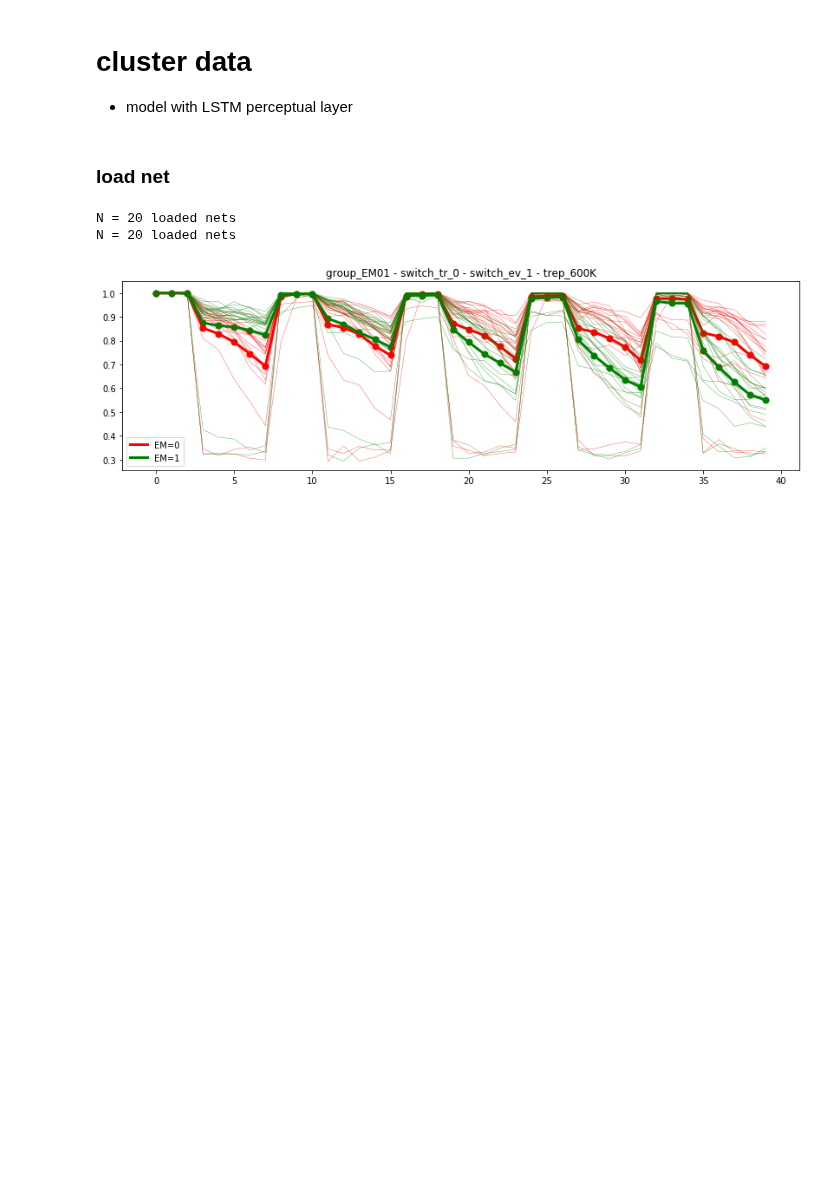
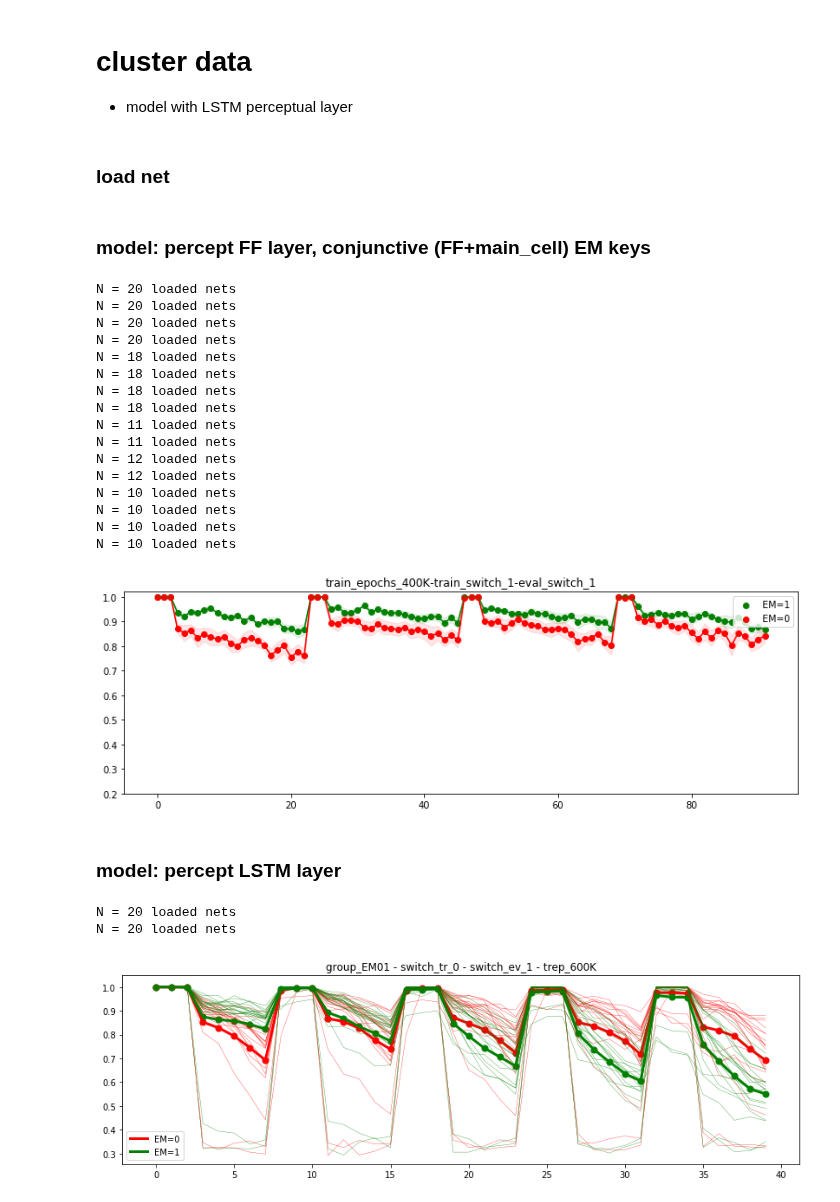
Before and after one commit to andrebeu/PM, a Jupyter notebook: Proactive Interference.ipynb, the cells around one changed output. Drawn from its saved outputs; the diff is of its cells as text; code cells hidden in the pictures; blank space fills up the shorter version.

Commit message:
sweep conjcodeEM

```diff
--- a/Proactive Interference.ipynb
+++ b/Proactive Interference.ipynb
@@ -148,9 +148,14 @@ def load_net(seed,trep,switchmaps):
           ninstructs=3+1,
           seed=seed
   )
+  ## model names
+#   model_name = 'LSTM_25'
+  model_name = 'LSTM_25-EM_conjcode'
+  ##
   trep *= 100000
   fpath = 'model_data/PITask/'
-  fpath += "LSTM_25-ntokens_3-seqlen_3-ntrials_2-switchmaps_%s-seed_%s-tr_%s-model.pt"%(switchmaps,seed,trep)
+  fpath += "%s-ntokens_3-seqlen_3-ntrials_2-switchmaps_%s-seed_%s-tr_%s-model.pt"%(
+              model_name,switchmaps,seed,trep)
   # load
   net.load_state_dict(tr.load(fpath))
   return net
@@ -190,11 +195,67 @@ def eval_netL(netL,task,neps,ntrials,seqlen,switchmaps):
   nsubs = len(netL)
   tsteps = ntrials*seqlen + ntrials*3
   group_acc = np.ones([nsubs,tsteps])
-
   for sid,net in enumerate(netL):
     evsc = eval_net(net,task,neps,ntrials,seqlen,switchmaps)
     group_acc[sid] = evsc.mean(0)
   return group_acc
+# %% [markdown]
+### model: percept FF layer, conjunctive (FF+main_cell) EM keys
+# %%
+for treps in [1,2,3,4]:
+  for tr_switch in [0,1]:
+
+    # load netL
+    netL_EM1 = load_netL(1,treps,tr_switch)
+    netL_EM0 = load_netL(0,treps,tr_switch)
+    # task
+    task = PurePM(ntokens=3,stimdim=10,seed=np.random.randint(999))
+    # params
+    neps = 50
+    ntrials = 4
+    seqlen = 20
+    for ev_switch in [0,1]:
+      # fig
+      plt.close('all')
+      plt.figure(figsize=(13,4))
+      cL = ['g','r']
+      labL = ['EM=1','EM=0']
+      ax = plt.gca()
+      ax.set_ylim(0.2,1.02)
+      # eval, process and plot
+      for idx,netL in enumerate([netL_EM1,netL_EM0]):
+        acc = eval_netL(netL,task,neps,ntrials,seqlen,ev_switch)
+        M = acc.mean(0)
+        S = acc.std(0) / np.sqrt(len(acc))
+        T = len(M)
+        ax.plot(M,c=cL[idx])
+        ax.scatter(range(T),M,c=cL[idx],label=labL[idx])
+        ax.fill_between(range(T),M-S,M+S,alpha=.1,color=cL[idx])
+      # save
+      plt.legend(loc=1)
+      fname = "train_epochs_%i00K-train_switch_%i-eval_switch_%i"%(treps,tr_switch,ev_switch)
+      plt.title(fname)
+      plt.savefig('figures/EMconjcode/'+fname)
+# %% [output]
+N = 20 loaded nets
+N = 20 loaded nets
+N = 20 loaded nets
+N = 20 loaded nets
+N = 18 loaded nets
+N = 18 loaded nets
+N = 18 loaded nets
+N = 18 loaded nets
+N = 11 loaded nets
+N = 11 loaded nets
+N = 12 loaded nets
+N = 12 loaded nets
+N = 10 loaded nets
+N = 10 loaded nets
+N = 10 loaded nets
+N = 10 loaded nets
+[figure, added]
+# %% [markdown]
+### model: percept LSTM layer
 # %%
 # init task
 task = PurePM(
```
Also changed, not shown: parts of 3 cells of this notebook, 20 other files.
